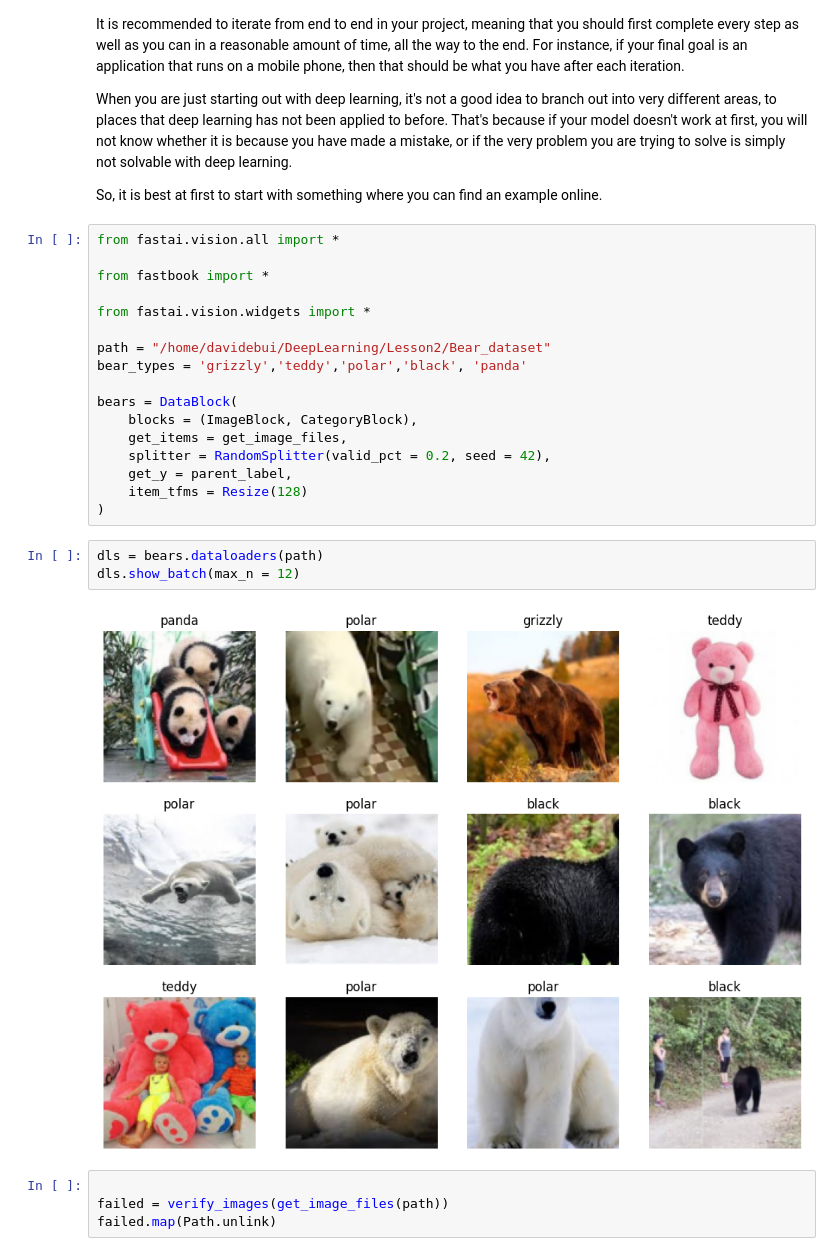
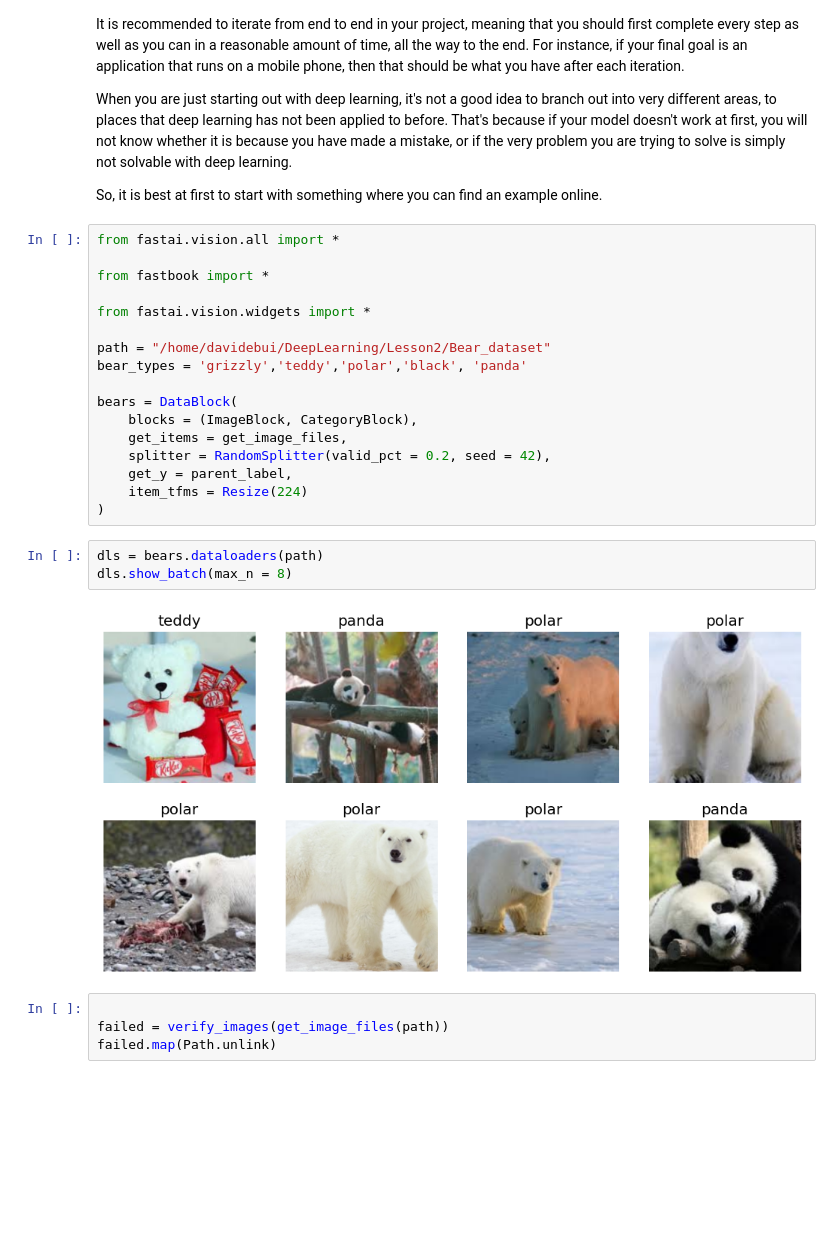
Before and after one commit to BKarmaVTH/Practical-Deep-Learning, a Jupyter notebook: Lesson2/Lesson2.ipynb, the cells around one changed output. Saved outputs shown, nothing was run; the diff lists cells and outputs as text; blank space fills up the shorter version.

```diff
--- a/Lesson2/Lesson2.ipynb
+++ b/Lesson2/Lesson2.ipynb
@@ -41,13 +41,13 @@ bears = DataBlock(
     get_items = get_image_files,
     splitter = RandomSplitter(valid_pct = 0.2, seed = 42),
     get_y = parent_label,
-    item_tfms = Resize(128)
+    item_tfms = Resize(224)
 )
 # %%
 dls = bears.dataloaders(path)
-dls.show_batch(max_n = 12)
+dls.show_batch(max_n = 8)
 # %% [output]
-[figure, old version]
+[figure, new version]
 # %%
 
 failed = verify_images(get_image_files(path))
```
Also changed, not shown: parts of 26 cells of this notebook.
